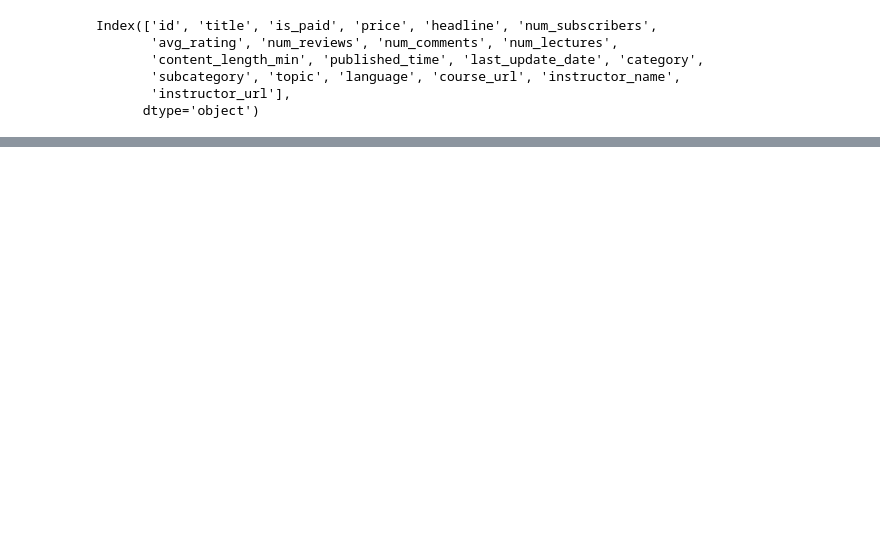
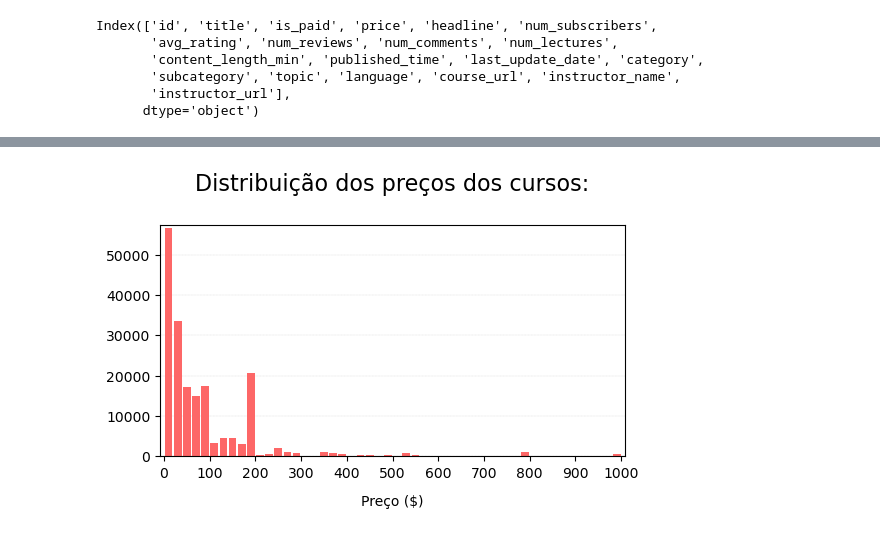
Before and after one commit to ismailymendes/mooc_udemy_coursera, a Jupyter notebook: mooc_udemy_coursera.ipynb, the cells around one changed output, grey strips where cells are left out. Drawn from its saved outputs; the diff is of its cells as text; code cells hidden in the pictures; blank space fills up the shorter version.

```diff
--- a/mooc_udemy_coursera.ipynb
+++ b/mooc_udemy_coursera.ipynb
@@ -114,0 +133,15 @@ Index(['id', 'title', 'is_paid', 'price', 'headline', 'num_subscribers',
+# %%
+plt.rcParams.update({'font.size': 10, 'axes.axisbelow': True})
+plt.figure(figsize = (6, 3))
+plt.hist(udemy_cursos[udemy_cursos['is_paid']==True]['price'],bins=50,range=(0,1000), rwidth=0.85,
+         color='#fd6767')
+plt.grid(axis='y', color ='Grey',
+        linestyle ='-.', linewidth = 0.1)
+plt.xticks(range(0,1001,100))
+plt.margins(0.01)
+plt.xlabel("Preço ($)", labelpad=10)
+plt.ylabel("")
+plt.title('Distribuição dos preços dos cursos:\n',loc='center', fontdict={'fontsize': 16})
+plt.show()
+# %% [output]
+[figure, added]
```
Also changed, not shown: parts of 3 cells of this notebook.
